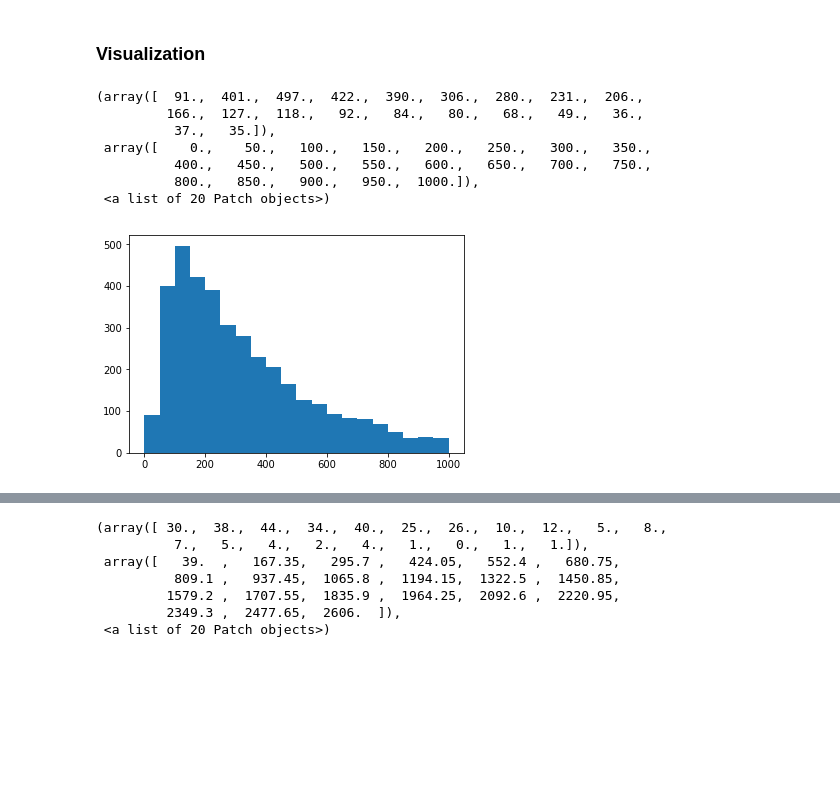
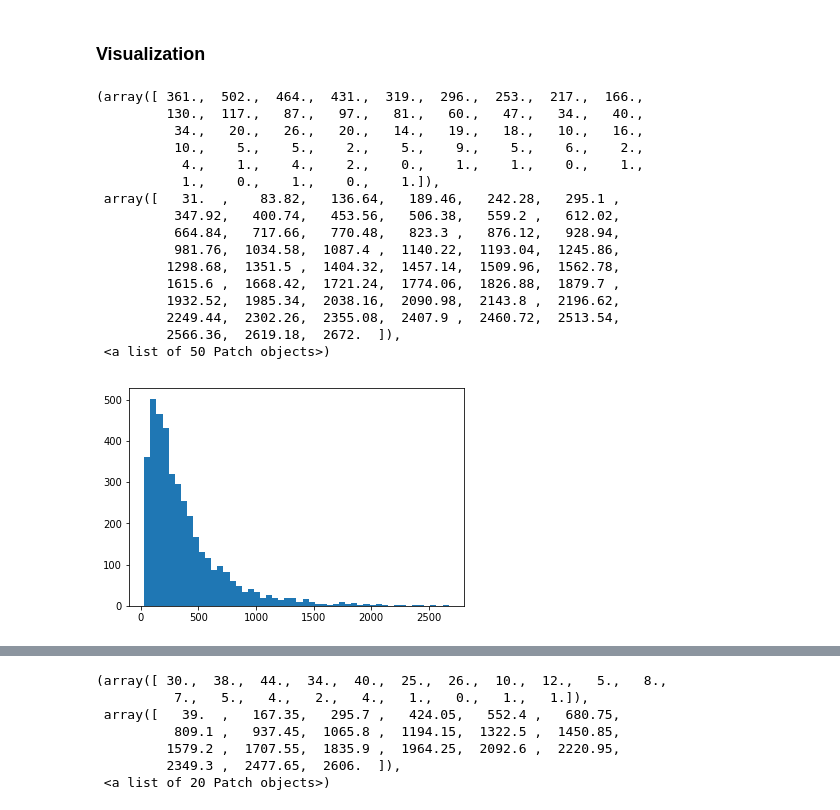
Before and after one commit to randomshuffle/122OHestimator, a Jupyter notebook: OH Queue Estimator.ipynb, the cells around one changed output, grey strips where cells are left out. Cells and saved outputs as stored; diff of their text form; code cells hidden in the pictures; blank space fills up the shorter version.

```diff
--- a/OH Queue Estimator.ipynb
+++ b/OH Queue Estimator.ipynb
@@ -120,6 +120,8 @@ print(len(df3))
 # %%
 df4 = df3.merge(topics, left_on='topic_id', right_on='id')
 df4 = df4.drop(['topic_id', 'id'], axis=1)
+df4['WT'] = df4['WT'].astype(int)
+df4['HT'] = df4['HT'].astype(int)
 print(df4.head())
 print(len(df4))
 # %% [output]
@@ -215,15 +217,24 @@ Name: andrew_id_hash, Length: 349, dtype: float64
 ### Visualization
 # %%
 writtens = df5['HT'].where(df5['new_id'] == 'written').dropna()
-plt.hist(writtens, bins=20, range=(0,1000))
+plt.hist(writtens, bins=50)
 # %% [output]
-(array([  91.,  401.,  497.,  422.,  390.,  306.,  280.,  231.,  206.,
-         166.,  127.,  118.,   92.,   84.,   80.,   68.,   49.,   36.,
-          37.,   35.]),
- array([    0.,    50.,   100.,   150.,   200.,   250.,   300.,   350.,
-          400.,   450.,   500.,   550.,   600.,   650.,   700.,   750.,
-          800.,   850.,   900.,   950.,  1000.]),
- <a list of 20 Patch objects>)
+(array([ 361.,  502.,  464.,  431.,  319.,  296.,  253.,  217.,  166.,
+         130.,  117.,   87.,   97.,   81.,   60.,   47.,   34.,   40.,
+          34.,   20.,   26.,   20.,   14.,   19.,   18.,   10.,   16.,
+          10.,    5.,    5.,    2.,    5.,    9.,    5.,    6.,    2.,
+           4.,    1.,    4.,    2.,    0.,    1.,    1.,    0.,    1.,
+           1.,    0.,    1.,    0.,    1.]),
+ array([   31.  ,    83.82,   136.64,   189.46,   242.28,   295.1 ,
+          347.92,   400.74,   453.56,   506.38,   559.2 ,   612.02,
+          664.84,   717.66,   770.48,   823.3 ,   876.12,   928.94,
+          981.76,  1034.58,  1087.4 ,  1140.22,  1193.04,  1245.86,
+         1298.68,  1351.5 ,  1404.32,  1457.14,  1509.96,  1562.78,
+         1615.6 ,  1668.42,  1721.24,  1774.06,  1826.88,  1879.7 ,
+         1932.52,  1985.34,  2038.16,  2090.98,  2143.8 ,  2196.62,
+         2249.44,  2302.26,  2355.08,  2407.9 ,  2460.72,  2513.54,
+         2566.36,  2619.18,  2672.  ]),
+ <a list of 50 Patch objects>)
-[figure, old version]
+[figure, new version]
 # %%
 c0vm = df5['HT'].where(df5['new_id'] == 'c0vm').dropna()
```
Also changed, not shown: parts of 6 cells of this notebook.
